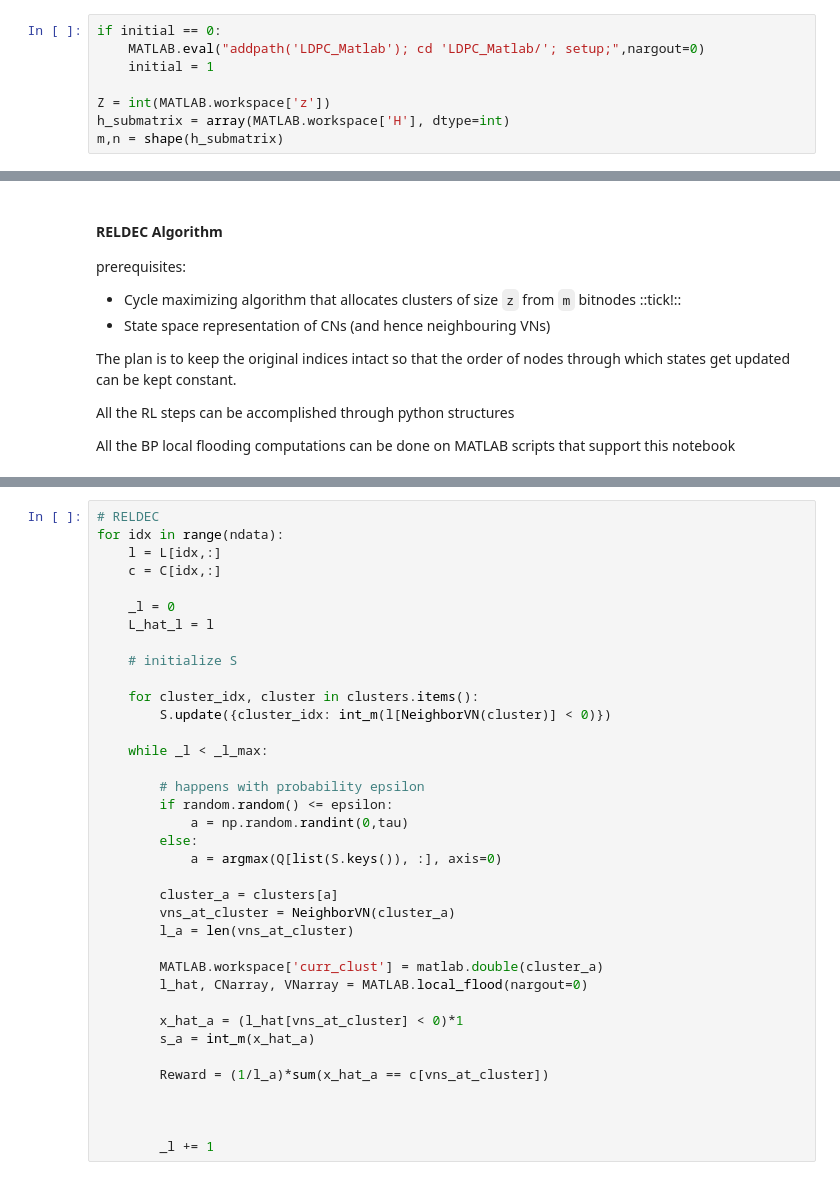
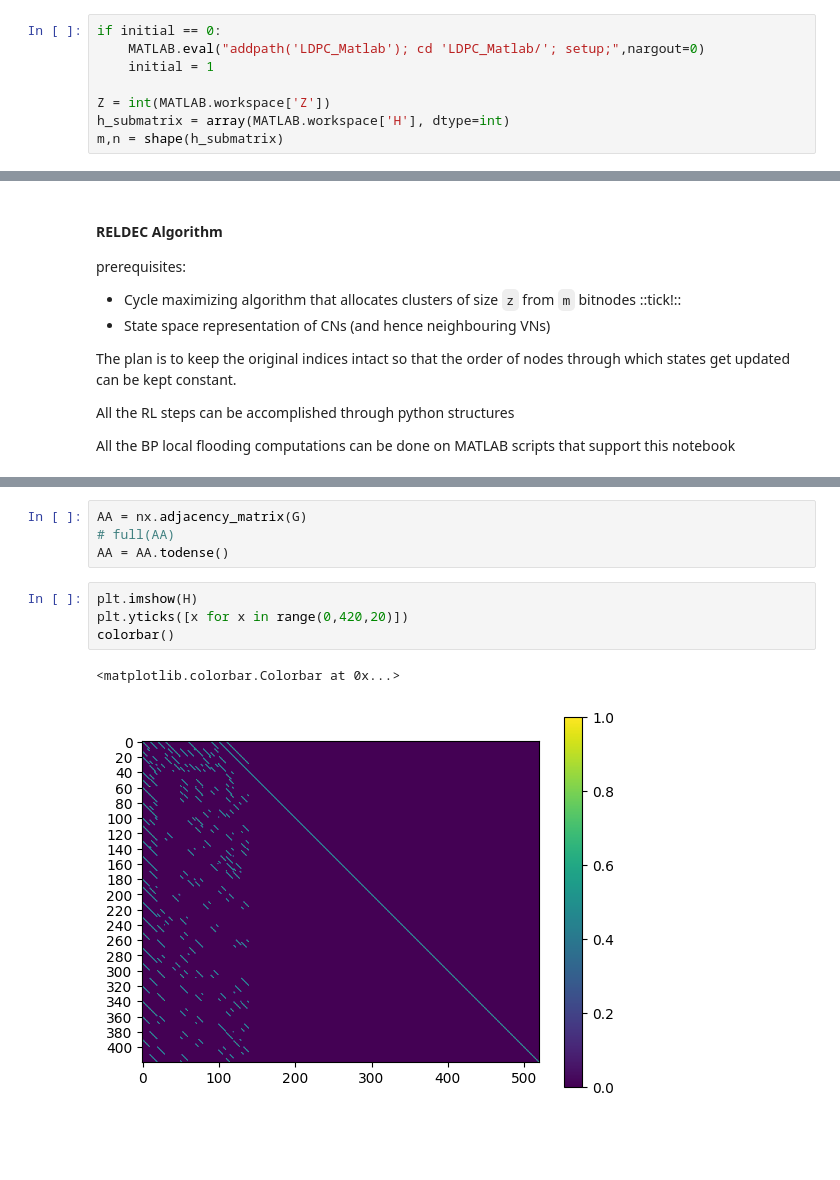
Before and after one commit to ashuthosh-bharadwaj/RL-LDPC-Research, a Jupyter notebook: RELDEC.ipynb, the cells around one changed output, grey strips where cells are left out. Cells and saved outputs as stored; diff of their text form; blank space fills up the shorter version.

Commit message:
Reldec Matl complete, pre_Cpp

```diff
--- a/RELDEC.ipynb
+++ b/RELDEC.ipynb
@@ -20,7 +23,7 @@ if initial == 0:
     MATLAB.eval("addpath('LDPC_Matlab'); cd 'LDPC_Matlab/'; setup;",nargout=0)
     initial = 1
 
-Z = int(MATLAB.workspace['z'])
+Z = int(MATLAB.workspace['Z'])
 h_submatrix = array(MATLAB.workspace['H'], dtype=int)
 m,n = shape(h_submatrix)
 # %%
@@ -108,37 +172,11 @@ ndata = shape(L)[0]
-# %%
-# RELDEC
-for idx in range(ndata):
-    l = L[idx,:]
-    c = C[idx,:]
-
-    _l = 0
-    L_hat_l = l
-
-    # initialize S
-
-    for cluster_idx, cluster in clusters.items():
-        S.update({cluster_idx: int_m(l[NeighborVN(cluster)] < 0)})
-
-    while _l < _l_max:
-
-        # happens with probability epsilon
-        if random.random() <= epsilon:
-            a = np.random.randint(0,tau)
-        else:
-            a = argmax(Q[list(S.keys()), :], axis=0)
-
-        cluster_a = clusters[a]
-        vns_at_cluster = NeighborVN(cluster_a)
-        l_a = len(vns_at_cluster)
-
-        MATLAB.workspace['curr_clust'] = matlab.double(cluster_a)
-        l_hat, CNarray, VNarray = MATLAB.local_flood(nargout=0)
-
-        x_hat_a = (l_hat[vns_at_cluster] < 0)*1
-        s_a = int_m(x_hat_a)
-
-        Reward = (1/l_a)*sum(x_hat_a == c[vns_at_cluster])
-
-
-
-        _l += 1
+# %%
+AA = nx.adjacency_matrix(G)
+# full(AA)
+AA = AA.todense()
+# %%
+plt.imshow(H)
+plt.yticks([x for x in range(0,420,20)])
+colorbar()
+# %% [output]
+<matplotlib.colorbar.Colorbar at 0x...>
+[figure, added]
```
Also changed, not shown: parts of 10 cells of this notebook, 9 other files.
